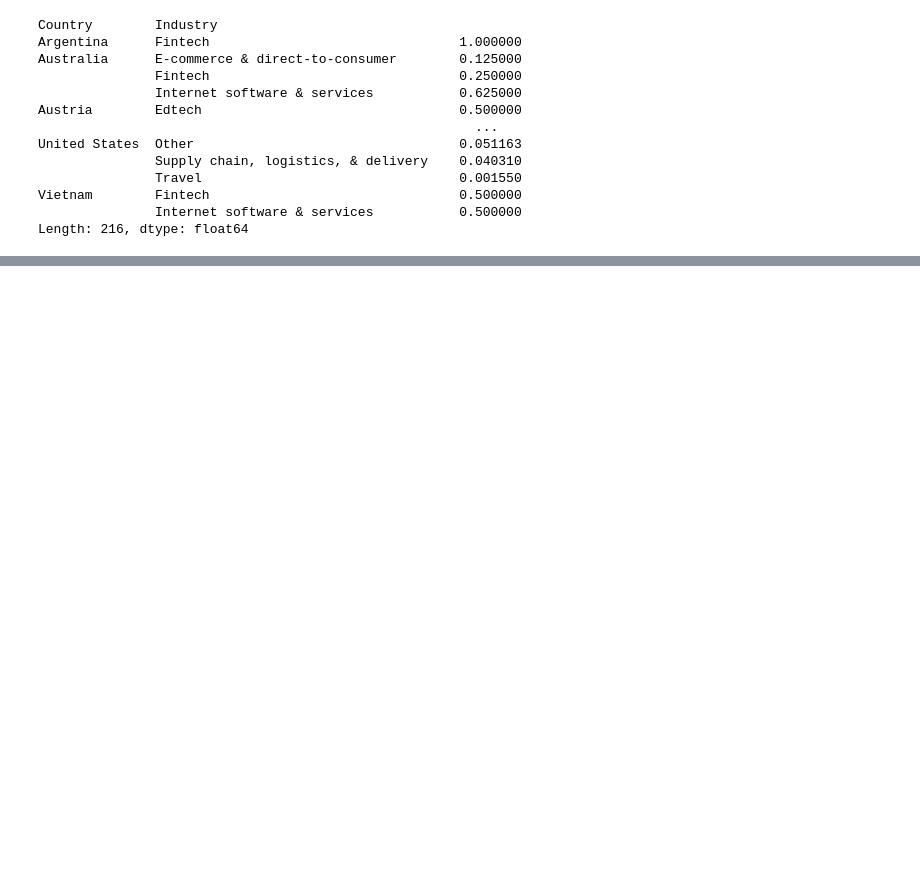
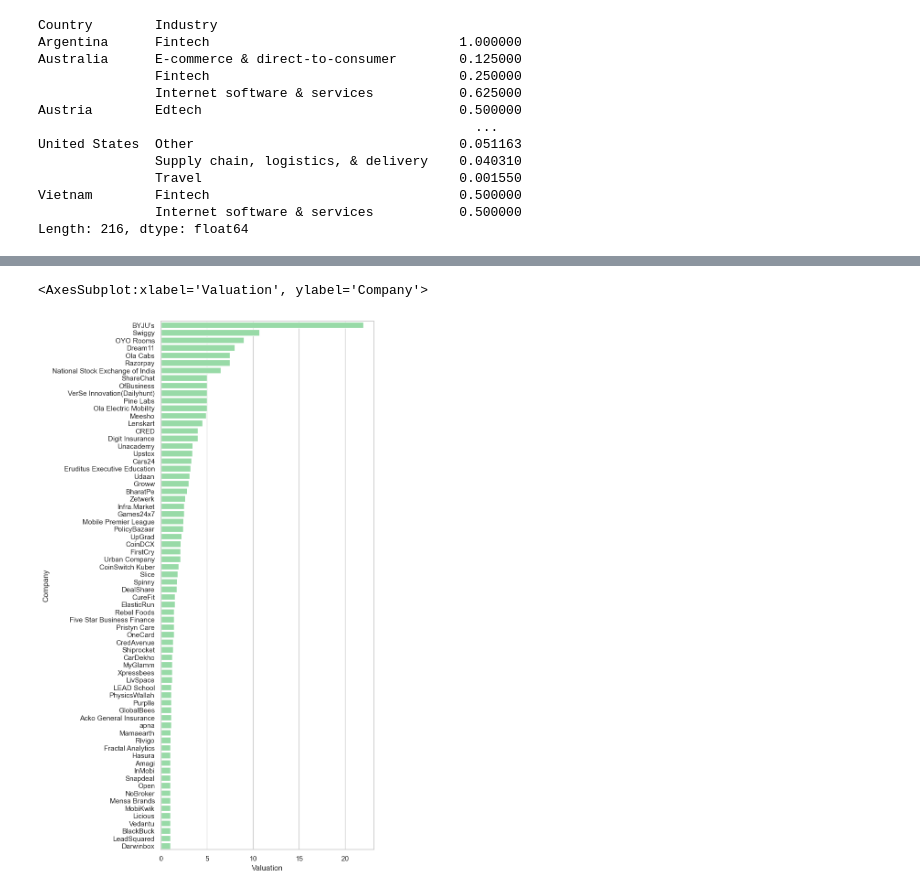
Before and after one commit to amalsalilan/Unicorn-Insights-A-Comprehensive-Data-Analysis-of-Unicorn-Companie, a Jupyter notebook: Notebook.ipynb, the cells around one changed output, grey strips where cells are left out. Drawn from its saved outputs; the diff is of its cells as text; code cells hidden in the pictures; blank space fills up the shorter version.

```diff
--- a/Notebook.ipynb
+++ b/Notebook.ipynb
@@ -141,0 +164,10 @@ Length: 216, dtype: float64
+# %%
+ind_sorted_df=data_ind.sort_values("Valuation", ascending=False)
+sns.set_theme(style="whitegrid")
+f, ax = plt.subplots(figsize=(6, 15))
+sns.set_color_codes("pastel")
+sns.barplot(x="Valuation", y="Company", data=ind_sorted_df,
+            label="Valuation", color="g")
+# %% [output]
+<AxesSubplot:xlabel='Valuation', ylabel='Company'>
+[figure, added]
```
Also changed, not shown: parts of 10 cells of this notebook.
